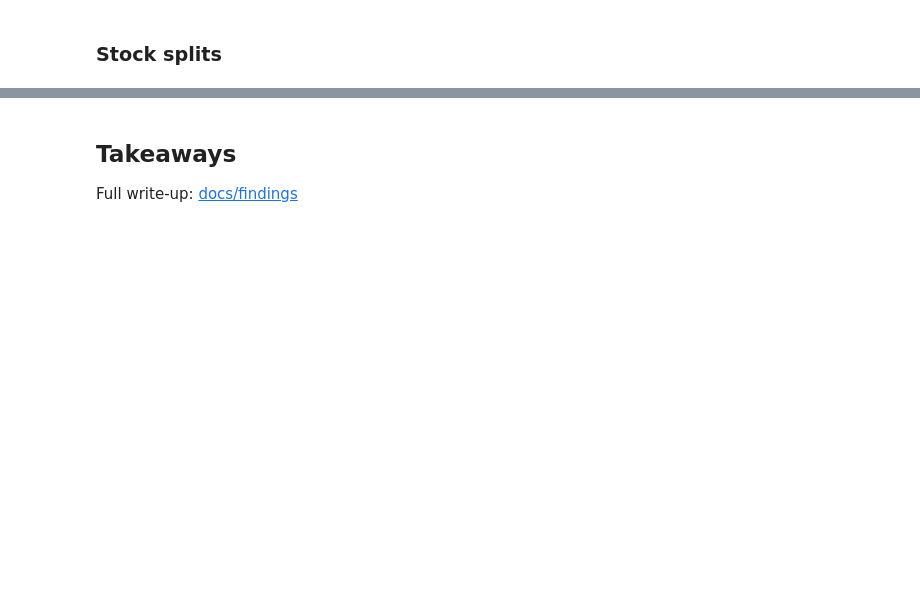
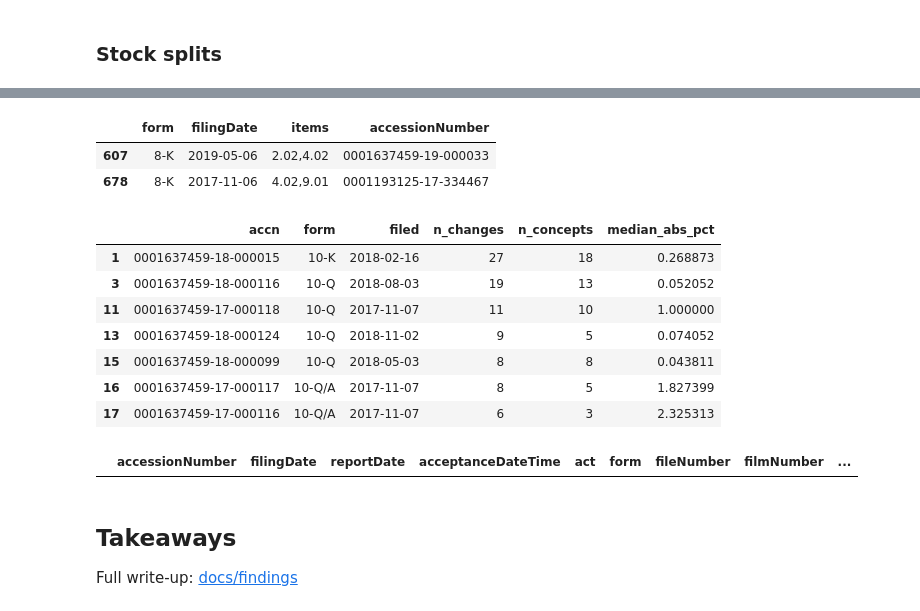
Before and after one commit to mohsenyniki/edgar-restatement-tracker, a Jupyter notebook: notebooks/01_restatement_prototype.ipynb, the cells around one changed output, grey strips where cells are left out. Saved outputs shown, nothing was run; the diff lists cells and outputs as text; code cells hidden in the pictures; blank space fills up the shorter version.

Commit message:
Close issue#9, validate tracker against 8-k 4.02 Item filings

```diff
--- a/notebooks/01_restatement_prototype.ipynb
+++ b/notebooks/01_restatement_prototype.ipynb
@@ -119,0 +212,29 @@ apple_changes[apple_changes["split_like"]].groupby("filed").size()
+# %%
+## Finding 8-k filings containing item 4.02s
+## found 2
+item_402 = filings[
+    (filings["form"] == "8-K")
+    & (filings["items"].str.contains("4.02", regex=False))
+]
+item_402[["form", "filingDate", "items", "accessionNumber"]]
+# %% [output]
+|  | form | filingDate | items | accessionNumber |
+| 607 | 8-K | 2019-05-06 | 2.02,4.02 | 0001637459-19-000033 |
+| 678 | 8-K | 2017-11-06 | 4.02,9.01 | 0001193125-17-334467 |
+# %%
+## which filings changed numbers in the 12 months after 2017-11-06 (data of 8-K filing)
+from datetime import datetime, timedelta
+start = pd.Timestamp("2017-11-06")
+end = start + pd.DateOffset(months=12)
+
+window_2017 = khc_events[(khc_events["filed"] >= start) & (khc_events["filed"] < end)]
+window_2017
+# %% [output]
+|  | accn | form | filed | n_changes | n_concepts | median_abs_pct |
+| 1 | 0001637459-18-000015 | 10-K | 2018-02-16 | 27 | 18 | 0.268873 |
+| 3 | 0001637459-18-000116 | 10-Q | 2018-08-03 | 19 | 13 | 0.052052 |
+| 11 | 0001637459-17-000118 | 10-Q | 2017-11-07 | 11 | 10 | 1.000000 |
+| 13 | 0001637459-18-000124 | 10-Q | 2018-11-02 | 9 | 5 | 0.074052 |
+| 15 | 0001637459-18-000099 | 10-Q | 2018-05-03 | 8 | 8 | 0.043811 |
+| 16 | 0001637459-17-000117 | 10-Q/A | 2017-11-07 | 8 | 5 | 1.827399 |
+| 17 | 0001637459-17-000116 | 10-Q/A | 2017-11-07 | 6 | 3 | 2.325313 |
@@ -120,3 +251,15 @@ apple_changes[apple_changes["split_like"]].groupby("filed").size()
+# %%
+# apple sanity check
+with open("../data/raw/submissions/CIK0000320193.json") as f:
+    apple_subs = json.load(f)
+
+apple_filings = pd.DataFrame(apple_subs["filings"]["recent"])
+apple_filings[
+    (apple_filings["form"] == "8-K")
+    & (apple_filings["items"].str.contains("4.02", regex=False))
+]
+# %% [output]
+|  | accessionNumber | filingDate | reportDate | acceptanceDateTime | act | form | fileNumber | filmNumber | ... |
 # %% [markdown]
 ## Takeaways
 
```
Also changed, not shown: parts of 8 cells of this notebook, 3 other files.
